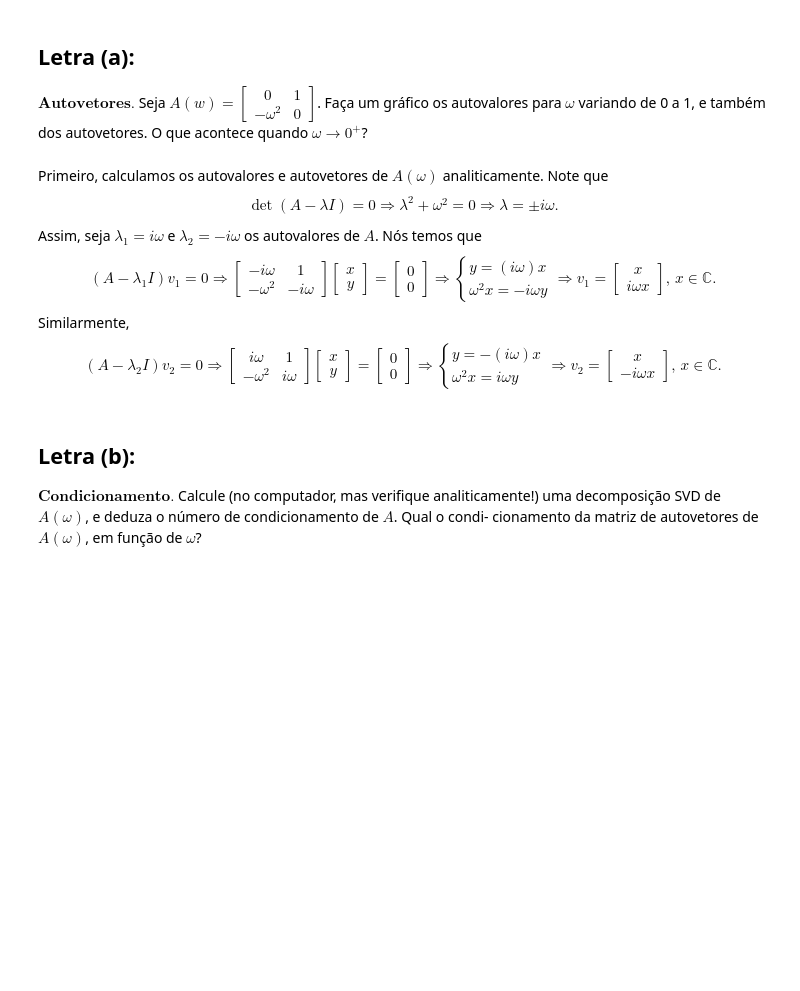
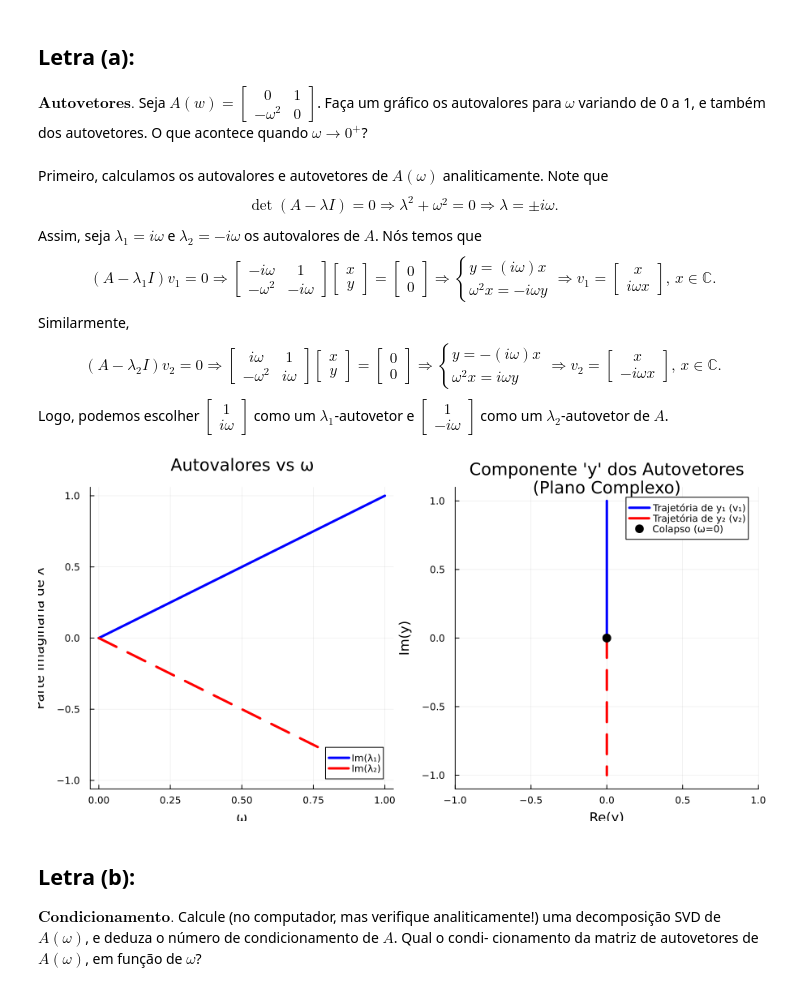
Before and after one commit to PedroDuailibe/Projeto4-ALN, a Jupyter notebook: Projeto4.ipynb, the cells around one changed output. Saved outputs shown, nothing was run; the diff lists cells and outputs as text; code cells hidden in the pictures; blank space fills up the shorter version.

Commit message:
questao 2 & plot 3a

```diff
--- a/Projeto4.ipynb
+++ b/Projeto4.ipynb
@@ -641,6 +662,38 @@ Assim, seja $\lambda_1 = i\omega$ e $\lambda_2 = -i\omega$ os autovalores de $A$
 $$(A - \lambda_1 I)v_1 = 0 \Rightarrow \begin{bmatrix} -i\omega & 1 \\ -\omega^2 & -i\omega\end{bmatrix}\begin{bmatrix} x \\ y \end{bmatrix} = \begin{bmatrix}0 \\ 0 \end{bmatrix} \Rightarrow \begin{cases} y = (i\omega)x \\ \omega^2 x = -i\omega y\end{cases} \Rightarrow v_1 = \begin{bmatrix} x \\ i\omega x\end{bmatrix},\,x \in \mathbb C.$$
 Similarmente,
 $$(A - \lambda_2 I)v_2 = 0 \Rightarrow \begin{bmatrix} i\omega & 1 \\ -\omega^2 & i\omega\end{bmatrix}\begin{bmatrix} x \\ y \end{bmatrix} = \begin{bmatrix}0 \\ 0 \end{bmatrix} \Rightarrow \begin{cases} y = -(i\omega)x \\ \omega^2 x = i\omega y\end{cases} \Rightarrow v_2 = \begin{bmatrix} x \\ -i\omega x\end{bmatrix},\,x \in \mathbb C.$$
+Logo, podemos escolher $\begin{bmatrix} 1 \\ i\omega \end{bmatrix}$ como um $\lambda_1$-autovetor e $\begin{bmatrix} 1 \\ -i\omega\end{bmatrix}$ como um $\lambda_2$-autovetor de $A$.
+# %%
+function plot_eigen_omega()
+    omegas = range(0.0, 1.0, length=100)
+
+    lambda1_im = [omega for omega in omegas]
+    lambda2_im = [-omega for omega in omegas]
+
+    p1 = plot(omegas, lambda1_im, label="Im(λ₁)", lw=3, color=:blue,
+              title="Autovalores vs ω", xlabel="ω", ylabel="Parte Imaginária de λ",
+              legend=:bottomright)
+    plot!(p1, omegas, lambda2_im, label="Im(λ₂)", lw=3, color=:red, linestyle=:dash)
+
+    y1_re = zeros(length(omegas))
+    y1_im = lambda1_im # a componente y é igual ao autovalor
+
+    y2_re = zeros(length(omegas))
+    y2_im = lambda2_im
+
+    p2 = plot(y1_re, y1_im, label="Trajetória de y₁ (v₁)", lw=3, color=:blue,
+              title="Componente 'y' dos Autovetores\n(Plano Complexo)",
+              xlabel="Re(y)", ylabel="Im(y)", xlims=(-1, 1), ylims=(-1.1, 1.1))
+    plot!(p2, y2_re, y2_im, label="Trajetória de y₂ (v₂)", lw=3, color=:red, linestyle=:dash)
+
+    scatter!(p2, [0], [0], color=:black, markersize=6, label="Colapso (ω=0)")
+
+    display(plot(p1, p2, layout=(1, 2), size=(900, 450)))
+end
+
+plot_eigen_omega()
+# %% [output]
+[figure, added]
 # %% [markdown]
 ## Letra (b):
 
```
Also changed, not shown: parts of 4 cells of this notebook.
